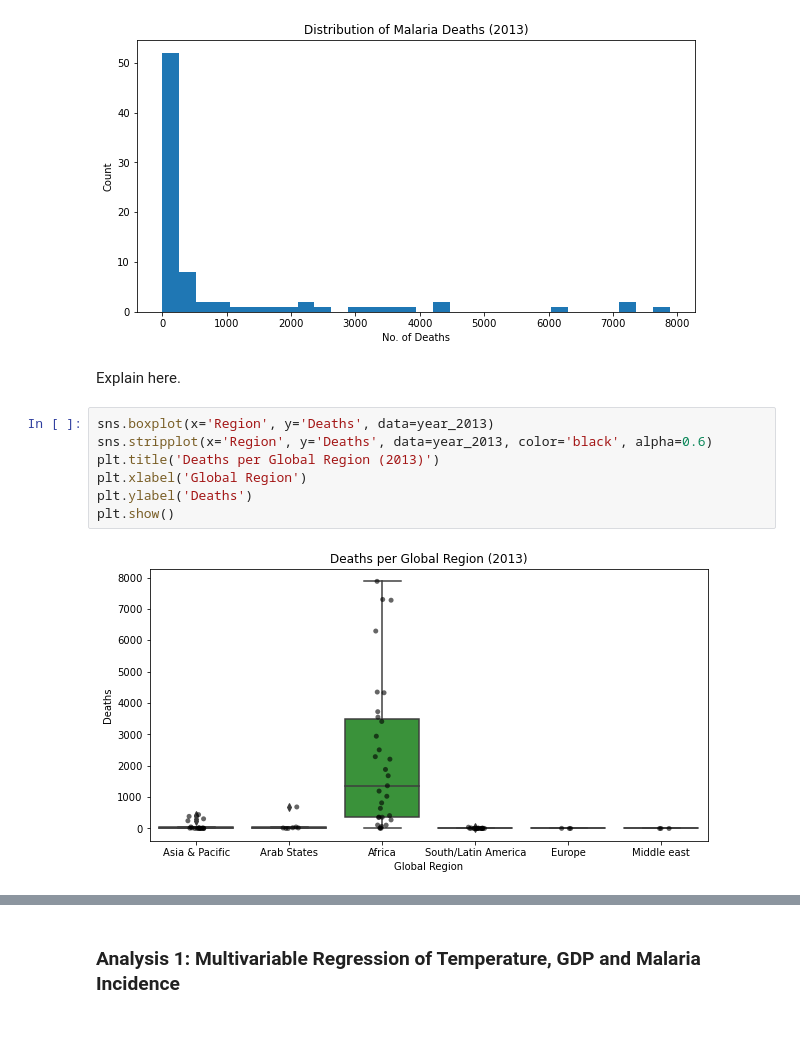
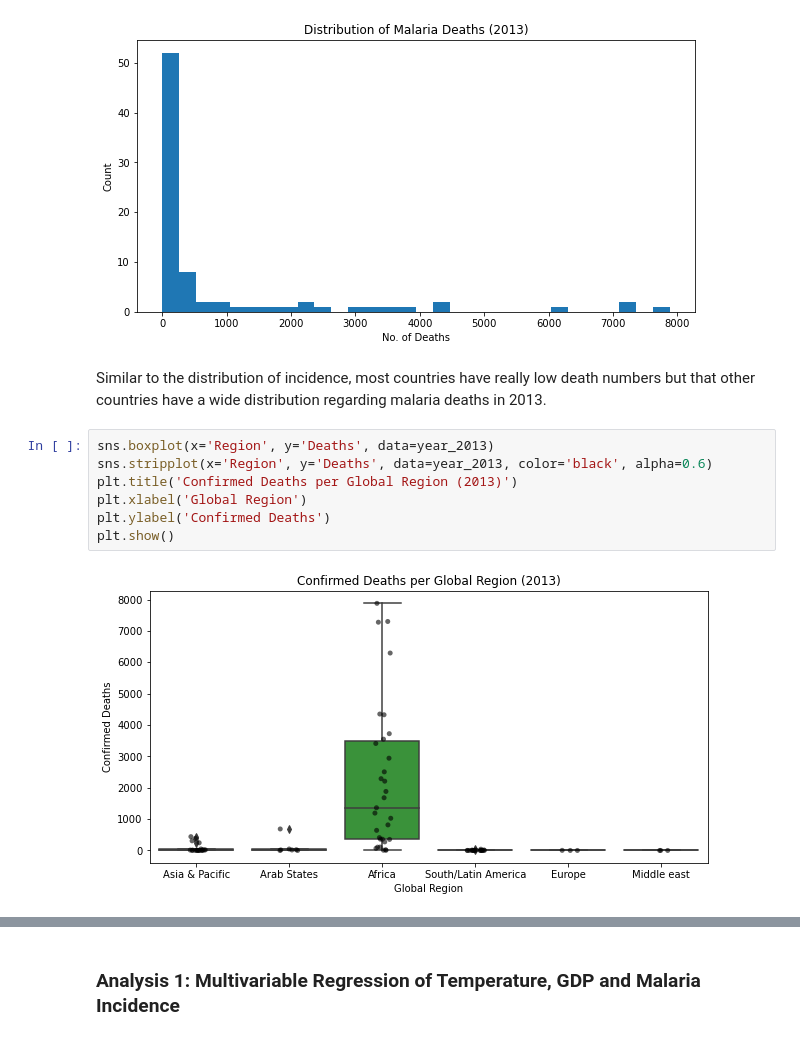
Before and after one commit to mcuadera/info_2950_malaria_project, a Jupyter notebook: phase_submissions/Phase_4-MervinEdits.ipynb, the cells around one changed output, grey strips where cells are left out. Drawn from its saved outputs; the diff is of its cells as text.

```diff
--- a/phase_submissions/Phase_4-MervinEdits.ipynb
+++ b/phase_submissions/Phase_4-MervinEdits.ipynb
@@ -257,14 +299,14 @@ plt.ylabel('Count')
 plt.show()
 # %% [output]
 [figure]
-# %% [markdown]
-Explain here.
+# %% [markdown]
+Similar to the distribution of incidence, most countries have really low death numbers but that other countries have a wide distribution regarding malaria deaths in 2013.
 # %%
 sns.boxplot(x='Region', y='Deaths', data=year_2013)
 sns.stripplot(x='Region', y='Deaths', data=year_2013, color='black', alpha=0.6)
-plt.title('Deaths per Global Region (2013)')
+plt.title('Confirmed Deaths per Global Region (2013)')
 plt.xlabel('Global Region')
-plt.ylabel('Deaths')
+plt.ylabel('Confirmed Deaths')
 plt.show()
 # %% [output]
-[figure, old version]
+[figure, new version]
```
Also changed, not shown: parts of 49 cells of this notebook, 8 other files.
